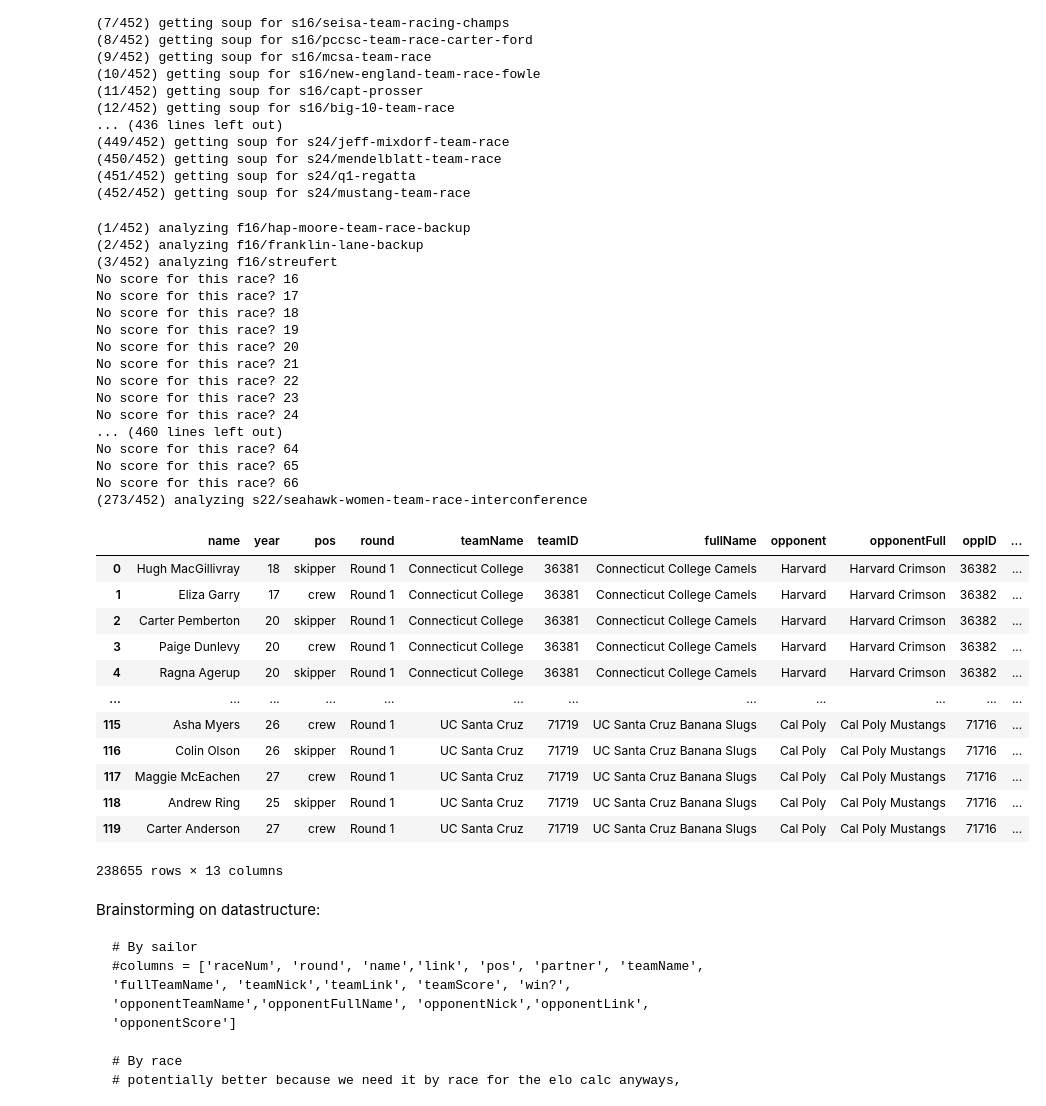
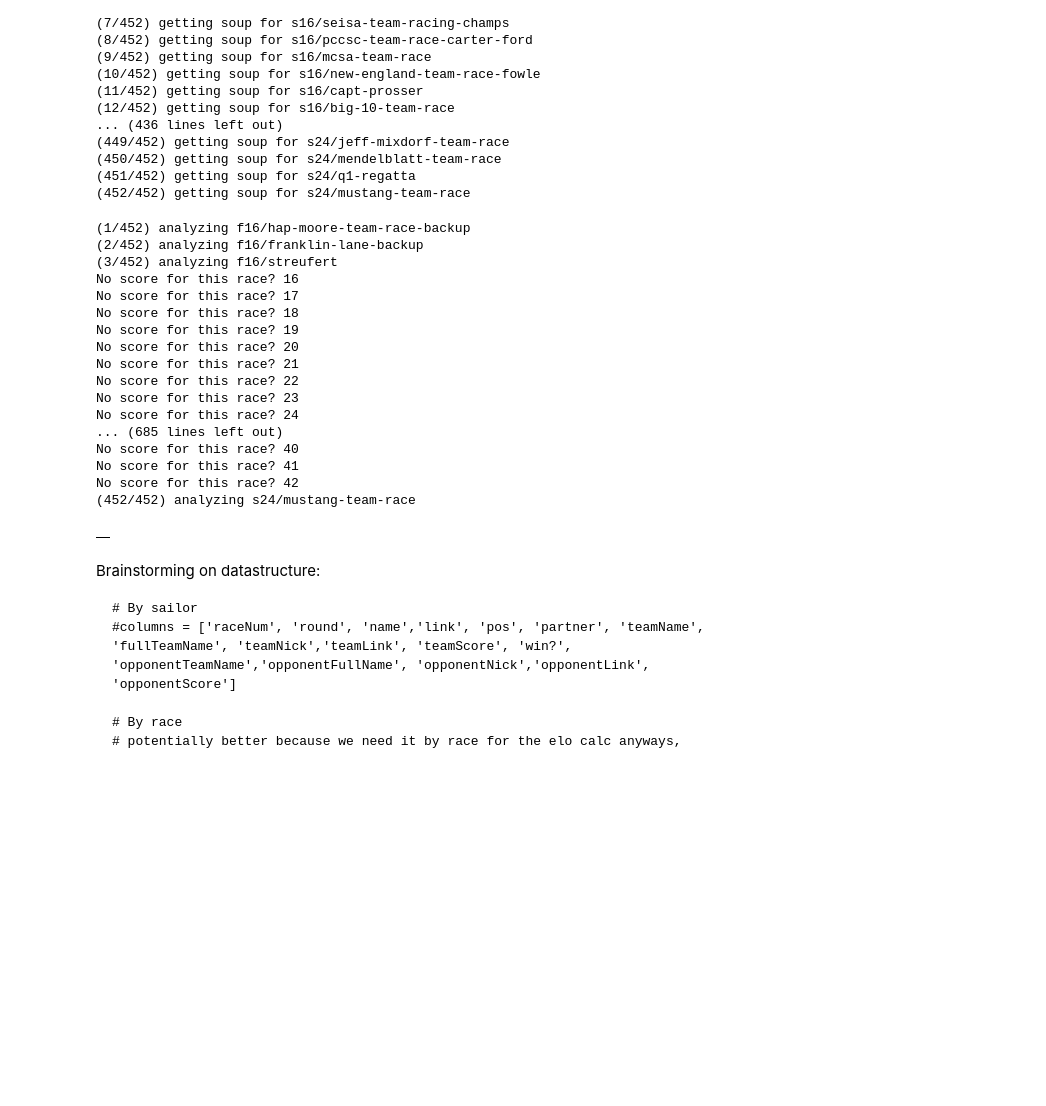
Before and after one commit to 7fi/sailing-rating-calculation, a Jupyter notebook: ScrapingTR.ipynb, the cells around one changed output. Cells and saved outputs as stored; diff of their text form; code cells hidden in the pictures; blank space fills up the shorter version.

````diff
--- a/ScrapingTR.ipynb
+++ b/ScrapingTR.ipynb
@@ -135,10 +135,12 @@ def getSailorLinks(reportPage):
     allSailors = mainTable.find_all('td', class_='sailor')
 
     for sailor in allSailors:
+        sailorName = sailor.text.split(" '")[0].strip()
         sailorLink = 'Unknown'
         if sailor.find('a') != None:
             sailorLink = sailor.find('a').attrs['href'].split("/")[2]
-        sailorLinks.append({'name': sailor.text.split(" '")[0].strip(), 'link':sailorLink})
+        if sailorName not in [p['name'] for p in sailorLinks]:
+            sailorLinks.append({'name': sailorName, 'link':sailorLink})
     return sailorLinks
 
 def getTeamReportInfo(reportPage):
@@ -189,7 +191,6 @@ def makeSailorList(sailorData, regatta):
 
             for race, opponent, opponentFull, oppID in zip(sailorTables, tempNames, tempFullNames, tempTeamIDs):
                 boats = [list(names.stripped_strings) for names in race.find_all('td')]
-
                 for boat in boats:
                     skipperName, skipperYear, crewName, crewYear = ['Unknown'] * 4
 
@@ -235,7 +236,6 @@ def getTeamIDs(sailorData):
     data = []
     ports = sailorData.find_all('div', class_='port')
 
-    round = ''
     for port in ports:
         tableRows = port.find('table').contents[0].contents
         opponentsRow = tableRows[0].find_all('th')
@@ -251,11 +251,11 @@ def getTeamIDs(sailorData):
 # %%
 data = []
 totalSailors = {}
-# df_totalSailors = pd.DataFrame()
+df_totalSailors = pd.DataFrame()
 
 for i, regatta in enumerate(list(regattaSoups.keys())):
 # regatta = list(regattaSoups.keys())[0]
-# regatta = 's24/sunshine-city-team-race-eckerd-top'
+# regatta = 's24/41st-cardinal-red-lynne-marchiando'
     print(f"({i + 1}/{len(list(regattas.values()))}) analyzing {regatta}")
 
     allRaces = regattaSoups[regatta]['allRaces']
@@ -323,23 +323,6 @@ for i, regatta in enumerate(list(regattaSoups.keys())):
 
                 teamABoats.append({'skipperName': skipper['name'], 'skipperLink': skipper['link'],'skipperKey': skipperKey,
                                     'crewName': crew['name'], 'crewLink': crew['link'], 'crewKey': crewKey})
-            # for i in range(0,6,2):
-            #     skipperName = teamASailors.iloc[i]['name']
-            #     skipperYear = teamASailors.iloc[i]['year']
-            #     skipperLink = teamASailors.iloc[i]['link']
-            #     skipperKey = skipperLink if skipperLink != 'Unknown' else skipperName + "-" + teamAName
-
-            #     totalSailors[skipperKey] = {'name': skipperName, 'year': skipperYear, 'link': skipperLink, 'key': skipperKey}
-
-            #     crewName = teamASailors.iloc[i + 1]['name']
-            #     crewYear = teamASailors.iloc[i + 1]['year']
-            #     crewLink = teamASailors.iloc[i + 1]['link']
-            #     crewKey = crewLink if crewLink != 'Unknown' else crewName + "-" + teamAName
-
-            #     totalSailors[crewKey] = {'name': crewName, 'year': crewYear, 'link': crewLink, 'key': crewKey}
-
-            #     teamABoats.append({'skipperName': skipperName, 'skipperLink': skipperLink,'skipperKey': skipperKey,
-            #                     'crewName': crewName, 'crewLink': crewLink, 'crewKey': crewKey})
 
         teamBSailors = df_sailors.loc[(df_sailors['round'] == round) & (df_sailors['teamID'] == teamBID) & (df_sailors['oppID'] == teamAID)]
         teamBBoats = []
@@ -358,24 +341,6 @@ for i, regatta in enumerate(list(regattaSoups.keys())):
 
                 teamBBoats.append({'skipperName': skipper['name'], 'skipperLink': skipper['link'],'skipperKey': skipperKey,
                                     'crewName': crew['name'], 'crewLink': crew['link'], 'crewKey': crewKey})
-            # for i in range(0,6,2):
-            #     skipperName = teamBSailors.iloc[i]['name']
-            #     skipperYear = teamBSailors.iloc[i]['year']
-            #     skipperLink = teamBSailors.iloc[i]['link']
-            #     skipperKey = skipperLink if skipperLink != 'Unknown' else skipperName + "-" + teamBName
-
-            #     totalSailors[skipperKey] = {'name': skipperName, 'year': skipperYear, 'link': skipperLink, 'key': skipperKey}
-
-            #     crewName = teamBSailors.iloc[i + 1]['name']
-            #     crewYear = teamBSailors.iloc[i + 1]['year']
-            #     crewLink = teamBSailors.iloc[i + 1]['link']
-            #     crewKey = crewLink if crewLink != 'Unknown' else crewName + "-" + teamBName
-
-            #     totalSailors[crewKey] = {'name': crewName, 'year': crewYear, 'link': crewLink, 'key': crewKey}
-
-            #     teamBBoats.append({'skipperName': skipperName, 'skipperLink': skipperLink,'skipperKey': skipperKey,
-            #                     'crewName': crewName, 'crewLink': crewLink, 'crewKey': crewKey})
-
 
         data.append({'raceID': f"{regatta}/{raceNum}",
                     'raceNum': raceNum, 'round': round,
@@ -413,30 +378,18 @@ No score for this race? 21
 No score for this race? 22
 No score for this race? 23
 No score for this race? 24
-... (460 lines left out)
-No score for this race? 64
-No score for this race? 65
-No score for this race? 66
-(273/452) analyzing s22/seahawk-women-team-race-interconference
+... (685 lines left out)
+No score for this race? 40
+No score for this race? 41
+No score for this race? 42
+(452/452) analyzing s24/mustang-team-race
 # %%
 df_totalSailors2 = pd.DataFrame.from_dict(totalSailors,orient='index')
 df_totalSailors2 = df_totalSailors2.reset_index(drop=True)
 df_totalSailors2.to_json("trSailorInfoAll.json", index=False)
-df_totalSailors2
+df_sailors
 # %% [output]
-|  | name | year | pos | round | teamName | teamID | fullName | opponent | opponentFull | oppID | ... |
-| 0 | Hugh MacGillivray | 18 | skipper | Round 1 | Connecticut College | 36381 | Connecticut College Camels | Harvard | Harvard Crimson | 36382 | ... |
-| 1 | Eliza Garry | 17 | crew | Round 1 | Connecticut College | 36381 | Connecticut College Camels | Harvard | Harvard Crimson | 36382 | ... |
-| 2 | Carter Pemberton | 20 | skipper | Round 1 | Connecticut College | 36381 | Connecticut College Camels | Harvard | Harvard Crimson | 36382 | ... |
-| 3 | Paige Dunlevy | 20 | crew | Round 1 | Connecticut College | 36381 | Connecticut College Camels | Harvard | Harvard Crimson | 36382 | ... |
-| 4 | Ragna Agerup | 20 | skipper | Round 1 | Connecticut College | 36381 | Connecticut College Camels | Harvard | Harvard Crimson | 36382 | ... |
-| ... | ... | ... | ... | ... | ... | ... | ... | ... | ... | ... | ... |
-| 115 | Asha Myers | 26 | crew | Round 1 | UC Santa Cruz | 71719 | UC Santa Cruz Banana Slugs | Cal Poly | Cal Poly Mustangs | 71716 | ... |
-| 116 | Colin Olson | 26 | skipper | Round 1 | UC Santa Cruz | 71719 | UC Santa Cruz Banana Slugs | Cal Poly | Cal Poly Mustangs | 71716 | ... |
-| 117 | Maggie McEachen | 27 | crew | Round 1 | UC Santa Cruz | 71719 | UC Santa Cruz Banana Slugs | Cal Poly | Cal Poly Mustangs | 71716 | ... |
-| 118 | Andrew Ring | 25 | skipper | Round 1 | UC Santa Cruz | 71719 | UC Santa Cruz Banana Slugs | Cal Poly | Cal Poly Mustangs | 71716 | ... |
-| 119 | Carter Anderson | 27 | crew | Round 1 | UC Santa Cruz | 71719 | UC Santa Cruz Banana Slugs | Cal Poly | Cal Poly Mustangs | 71716 | ... |
+|  |
-238655 rows × 13 columns
 # %% [markdown]
 Brainstorming on datastructure:
 ```
````
Also changed, not shown: 1 other file.
